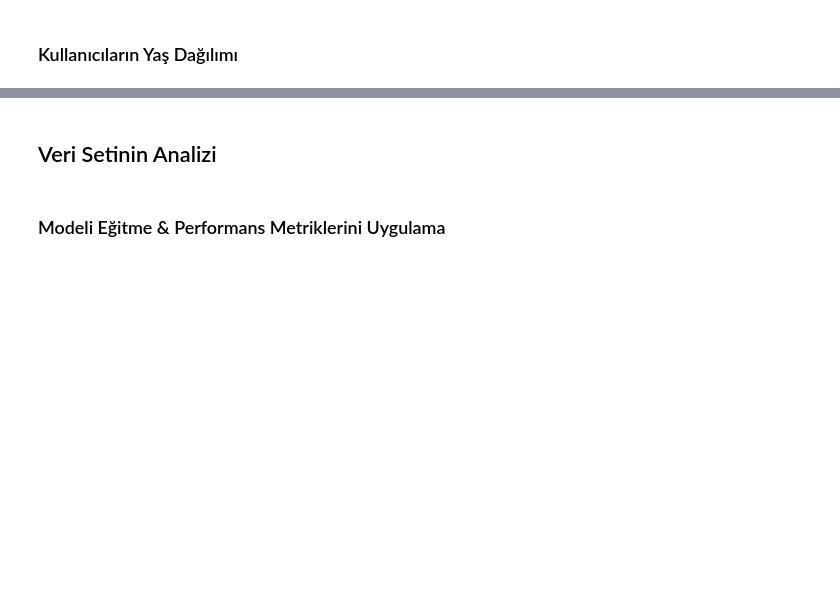
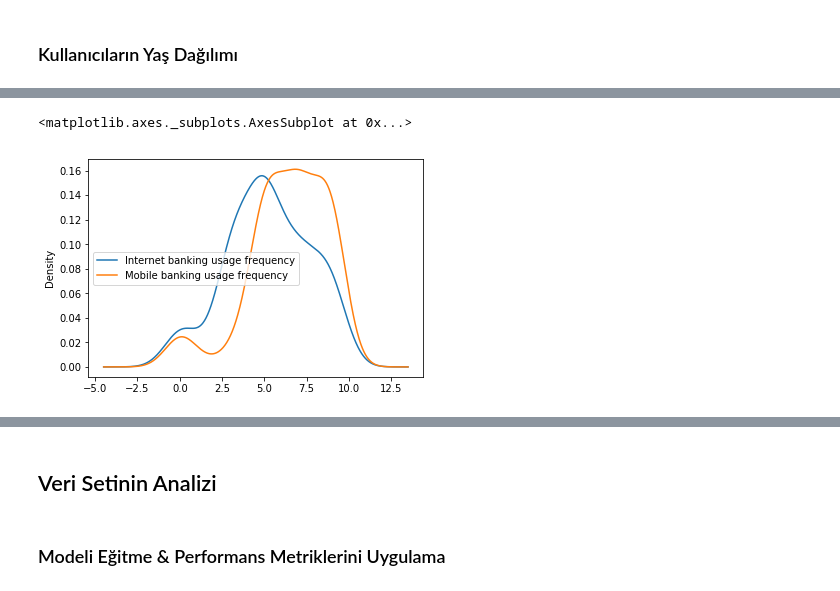
Before and after one commit to suleSyl/Tahminleme, a Jupyter notebook: Tahminleme.ipynb, the cells around one changed output, grey strips where cells are left out. Cells and saved outputs as stored; diff of their text form; code cells hidden in the pictures; blank space fills up the shorter version.

```diff
--- a/Tahminleme.ipynb
+++ b/Tahminleme.ipynb
@@ -126,0 +126,6 @@ Name: Mobile banking usage frequency, dtype: int64
+# %%
+density=dataset2.drop(dataset2.columns[2:49:1],axis=1)
+density.plot.density()
+# %% [output]
+<matplotlib.axes._subplots.AxesSubplot at 0x...>
+[figure, added]
```
Also changed, not shown: parts of 15 cells of this notebook, 1 other file.
